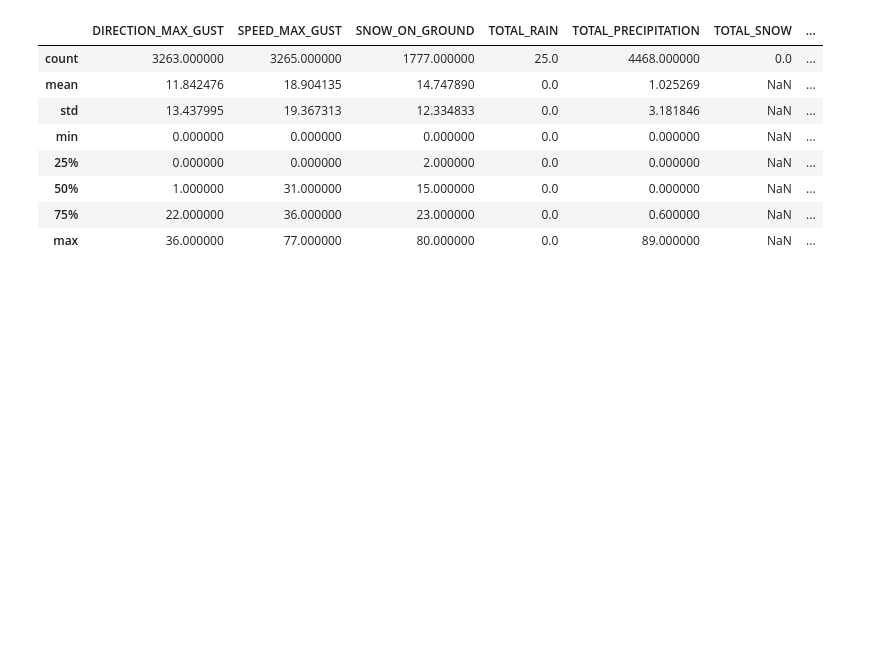
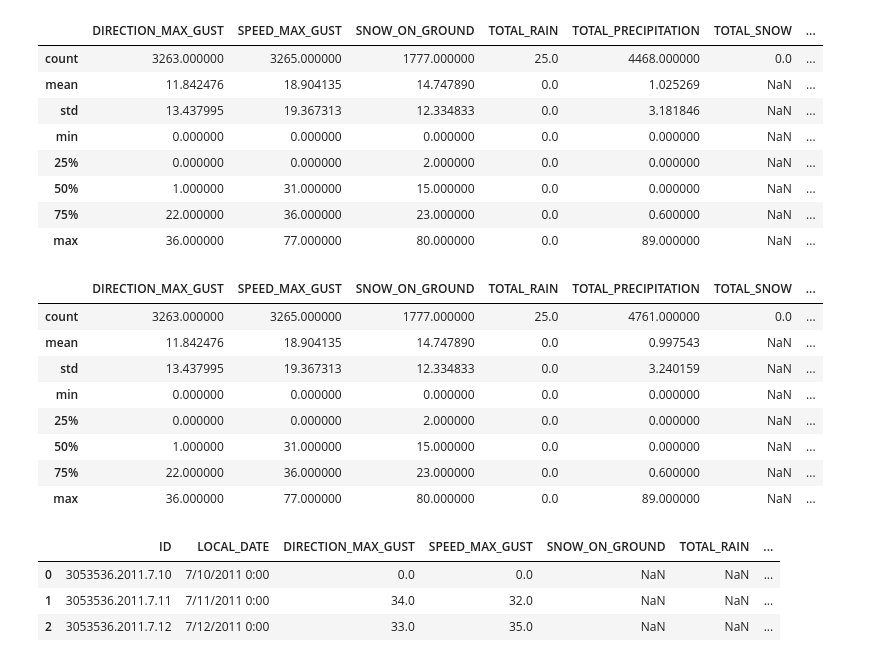
Before and after one commit to Abdullah-Usmani/flood-research1, a Jupyter notebook: RandomForestation.ipynb, the cells around one changed output. Drawn from its saved outputs; the diff is of its cells as text; code cells hidden in the pictures; blank space fills up the shorter version.

```diff
--- a/RandomForestation.ipynb
+++ b/RandomForestation.ipynb
@@ -210,5 +214,23 @@ df.describe()
 # %%
 # Linearly interpolate missing values in specific columns
 # For example, interpolate missing values in 'Column1' and 'Column2'
-df['Column1'] = df['Column1'].interpolate(method='linear')
-df['Column2'] = df['Column2'].interpolate(method='linear')
+df['TOTAL_PRECIPITATION'] = df['TOTAL_PRECIPITATION'].interpolate(method='linear')
+df['HEATING_DEGREE_DAYS'] = df['HEATING_DEGREE_DAYS'].interpolate(method='linear')
+df['COOLING_DEGREE_DAYS'] = df['COOLING_DEGREE_DAYS'].interpolate(method='linear')
+df['MIN_REL_HUMIDITY'] = df['MIN_REL_HUMIDITY'].interpolate(method='linear')
+df['MAX_REL_HUMIDITY'] = df['MAX_REL_HUMIDITY'].interpolate(method='linear')
+df['MAX_TEMPERATURE'] = df['MAX_TEMPERATURE'].interpolate(method='linear')
+df['MEAN_TEMPERATURE'] = df['MEAN_TEMPERATURE'].interpolate(method='linear')
+df['MIN_TEMPERATURE'] = df['MIN_TEMPERATURE'].interpolate(method='linear')
+# %%
+df.describe()
+# %% [output]
+|  | DIRECTION_MAX_GUST | SPEED_MAX_GUST | SNOW_ON_GROUND | TOTAL_RAIN | TOTAL_PRECIPITATION | TOTAL_SNOW | ... |
+| count | 3263.000000 | 3265.000000 | 1777.000000 | 25.0 | 4761.000000 | 0.0 | ... |
+| mean | 11.842476 | 18.904135 | 14.747890 | 0.0 | 0.997543 | NaN | ... |
+| std | 13.437995 | 19.367313 | 12.334833 | 0.0 | 3.240159 | NaN | ... |
+| min | 0.000000 | 0.000000 | 0.000000 | 0.0 | 0.000000 | NaN | ... |
+| 25% | 0.000000 | 0.000000 | 2.000000 | 0.0 | 0.000000 | NaN | ... |
+| 50% | 1.000000 | 31.000000 | 15.000000 | 0.0 | 0.000000 | NaN | ... |
+| 75% | 22.000000 | 36.000000 | 23.000000 | 0.0 | 0.600000 | NaN | ... |
+| max | 36.000000 | 77.000000 | 80.000000 | 0.0 | 89.000000 | NaN | ... |
@@ -214,0 +241,7 @@ df['Column2'] = df['Column2'].interpolate(method='linear')
+# %%
+df.head(3)
+# %% [output]
+|  | ID | LOCAL_DATE | DIRECTION_MAX_GUST | SPEED_MAX_GUST | SNOW_ON_GROUND | TOTAL_RAIN | ... |
+| 0 | 3053536.2011.7.10 | 7/10/2011 0:00 | 0.0 | 0.0 | NaN | NaN | ... |
+| 1 | 3053536.2011.7.11 | 7/11/2011 0:00 | 34.0 | 32.0 | NaN | NaN | ... |
+| 2 | 3053536.2011.7.12 | 7/12/2011 0:00 | 33.0 | 35.0 | NaN | NaN | ... |
```
Also changed, not shown: parts of 6 cells of this notebook, 1 other file.
